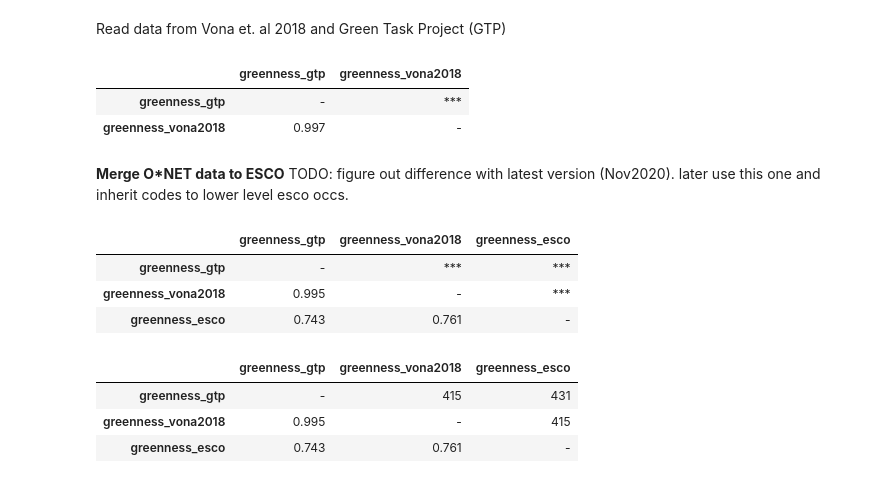
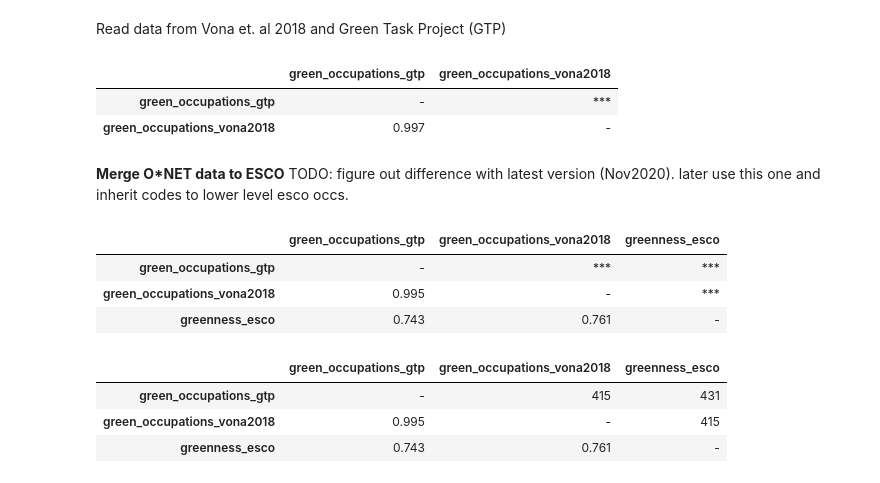
Before and after one commit to derpyninja/re4gt, a Jupyter notebook: notebooks/01-fz-esco-preprocessing.ipynb, the cells around one changed output. Drawn from its saved outputs; the diff is of its cells as text; code cells hidden in the pictures.

```diff
--- a/notebooks/01-fz-esco-preprocessing.ipynb
+++ b/notebooks/01-fz-esco-preprocessing.ipynb
@@ -334,11 +334,11 @@ greenness_onet.to_csv(
 )
 # %%
 import pingouin as pg
-greenness_onet[["greenness_gtp", "greenness_vona2018"]].rcorr(method="pearson")
+greenness_onet[["green_occupations_gtp", "green_occupations_vona2018"]].rcorr(method="pearson")
 # %% [output]
-|  | greenness_gtp | greenness_vona2018 |
-| greenness_gtp | - | *** |
-| greenness_vona2018 | 0.997 | - |
+|  | green_occupations_gtp | green_occupations_vona2018 |
+| green_occupations_gtp | - | *** |
+| green_occupations_vona2018 | 0.997 | - |
 # %% [markdown]
 **Merge O*NET data to ESCO**
 TODO: figure out difference with latest version (Nov2020). later use this one and inherit codes to lower level esco occs.
@@ -366,18 +366,18 @@ occ_metadata = occ_metadata.merge(right=df_greenness_esco, on="conceptUri", how=
 # O*NET-based
 occ_metadata = occ_metadata.merge(right=greenness_onet_esco, left_on="conceptUri", right_on="concept_uri", how="left", validate="1:m")
 # %%
-occ_metadata[["greenness_gtp", "greenness_vona2018", "greenness_esco"]].rcorr(method="pearson", upper="pval")
+occ_metadata[["green_occupations_gtp", "green_occupations_vona2018", "greenness_esco"]].rcorr(method="pearson", upper="pval")
 # %% [output]
-|  | greenness_gtp | greenness_vona2018 | greenness_esco |
-| greenness_gtp | - | *** | *** |
-| greenness_vona2018 | 0.995 | - | *** |
+|  | green_occupations_gtp | green_occupations_vona2018 | greenness_esco |
+| green_occupations_gtp | - | *** | *** |
+| green_occupations_vona2018 | 0.995 | - | *** |
 | greenness_esco | 0.743 | 0.761 | - |
 # %%
-occ_metadata[["greenness_gtp", "greenness_vona2018", "greenness_esco"]].rcorr(method="pearson", upper="n")
+occ_metadata[["green_occupations_gtp", "green_occupations_vona2018", "greenness_esco"]].rcorr(method="pearson", upper="n")
 # %% [output]
-|  | greenness_gtp | greenness_vona2018 | greenness_esco |
-| greenness_gtp | - | 415 | 431 |
-| greenness_vona2018 | 0.995 | - | 415 |
+|  | green_occupations_gtp | green_occupations_vona2018 | greenness_esco |
+| green_occupations_gtp | - | 415 | 431 |
+| green_occupations_vona2018 | 0.995 | - | 415 |
 | greenness_esco | 0.743 | 0.761 | - |
 # %%
 occ_metadata.to_csv(
```
Also changed, not shown: 38 other files.
